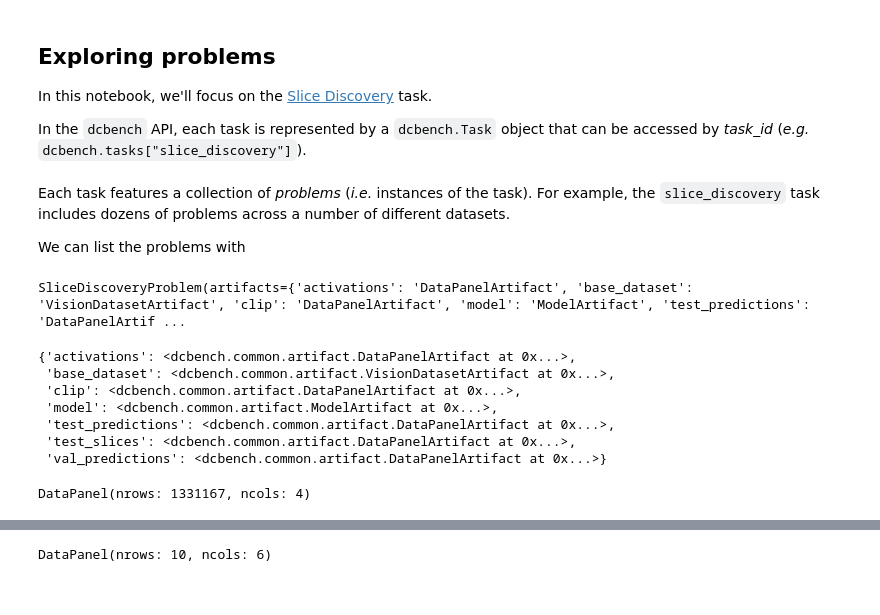
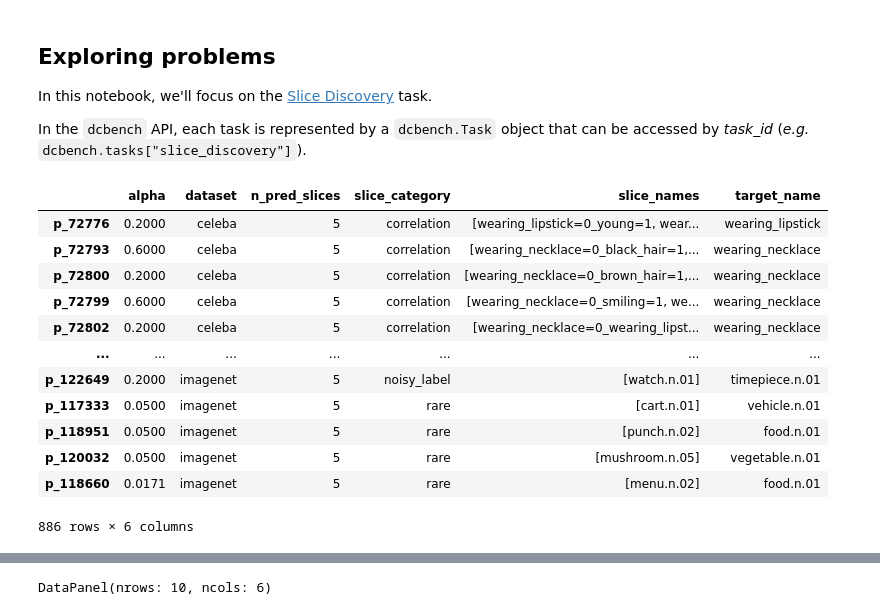
Before and after one commit to middleyuan/dcbench, a Jupyter notebook: notebooks/dcbench_slice_discovery.ipynb, the cells around one changed output, grey strips where cells are left out. Drawn from its saved outputs; the diff is of its cells as text; code cells hidden in the pictures.

Commit message:
1. fix the bug in pipeline.py. 2. udpate dcbench_slice_discovery.ipynb.

```diff
--- a/notebooks/dcbench_slice_discovery.ipynb
+++ b/notebooks/dcbench_slice_discovery.ipynb
@@ -46,12 +59,19 @@ In this notebook, we'll focus on the [Slice Discovery](https://dcbench.readthedo
 
 In the `dcbench` API, each task is represented by a `dcbench.Task` object that can be accessed by *task_id* (*e.g.* `dcbench.tasks["slice_discovery"]`).
 # %%
-slice_discovery = dcbench.tasks["slice_discovery"]
+task = dcbench.tasks["slice_discovery"]
+task.problems
+# %% [output]
+|  | alpha | dataset | n_pred_slices | slice_category | slice_names | target_name |
+| p_72776 | 0.2000 | celeba | 5 | correlation | [wearing_lipstick=0_young=1, wear... | wearing_lipstick |
+| p_72793 | 0.6000 | celeba | 5 | correlation | [wearing_necklace=0_black_hair=1,... | wearing_necklace |
+| p_72800 | 0.2000 | celeba | 5 | correlation | [wearing_necklace=0_brown_hair=1,... | wearing_necklace |
+| p_72799 | 0.6000 | celeba | 5 | correlation | [wearing_necklace=0_smiling=1, we... | wearing_necklace |
+| p_72802 | 0.2000 | celeba | 5 | correlation | [wearing_necklace=0_wearing_lipst... | wearing_necklace |
+| ... | ... | ... | ... | ... | ... | ... |
+| p_122649 | 0.2000 | imagenet | 5 | noisy_label | [watch.n.01] | timepiece.n.01 |
+| p_117333 | 0.0500 | imagenet | 5 | rare | [cart.n.01] | vehicle.n.01 |
+| p_118951 | 0.0500 | imagenet | 5 | rare | [punch.n.02] | food.n.01 |
+| p_120032 | 0.0500 | imagenet | 5 | rare | [mushroom.n.05] | vegetable.n.01 |
+| p_118660 | 0.0171 | imagenet | 5 | rare | [menu.n.02] | food.n.01 |
+886 rows × 6 columns
-# %% [markdown]
-Each task features a collection of *problems* (*i.e.* instances of the task). For example, the `slice_discovery` task includes dozens of problems across a number of different datasets.
-
-We can list the problems with
-# %%
-slice_discovery.problems["p_118660"]
-# %% [output]
-SliceDiscoveryProblem(artifacts={'activations': 'DataPanelArtifact', 'base_dataset': 'VisionDatasetArtifact', 'clip': 'DataPanelArtifact', 'model': 'ModelArtifact', 'test_predictions': 'DataPanelArtif ...
@@ -60,14 +77,0 @@ problem = slice_discovery.problems["p_118660"]
-# %%
-problem.artifacts
-# %% [output]
-{'activations': <dcbench.common.artifact.DataPanelArtifact at 0x...>,
- 'base_dataset': <dcbench.common.artifact.VisionDatasetArtifact at 0x...>,
- 'clip': <dcbench.common.artifact.DataPanelArtifact at 0x...>,
- 'model': <dcbench.common.artifact.ModelArtifact at 0x...>,
- 'test_predictions': <dcbench.common.artifact.DataPanelArtifact at 0x...>,
- 'test_slices': <dcbench.common.artifact.DataPanelArtifact at 0x...>,
- 'val_predictions': <dcbench.common.artifact.DataPanelArtifact at 0x...>}
-# %%
-problem["base_dataset"]
-# %% [output]
-DataPanel(nrows: 1331167, ncols: 4)
```
Also changed, not shown: parts of 25 cells of this notebook, 2 other files.
